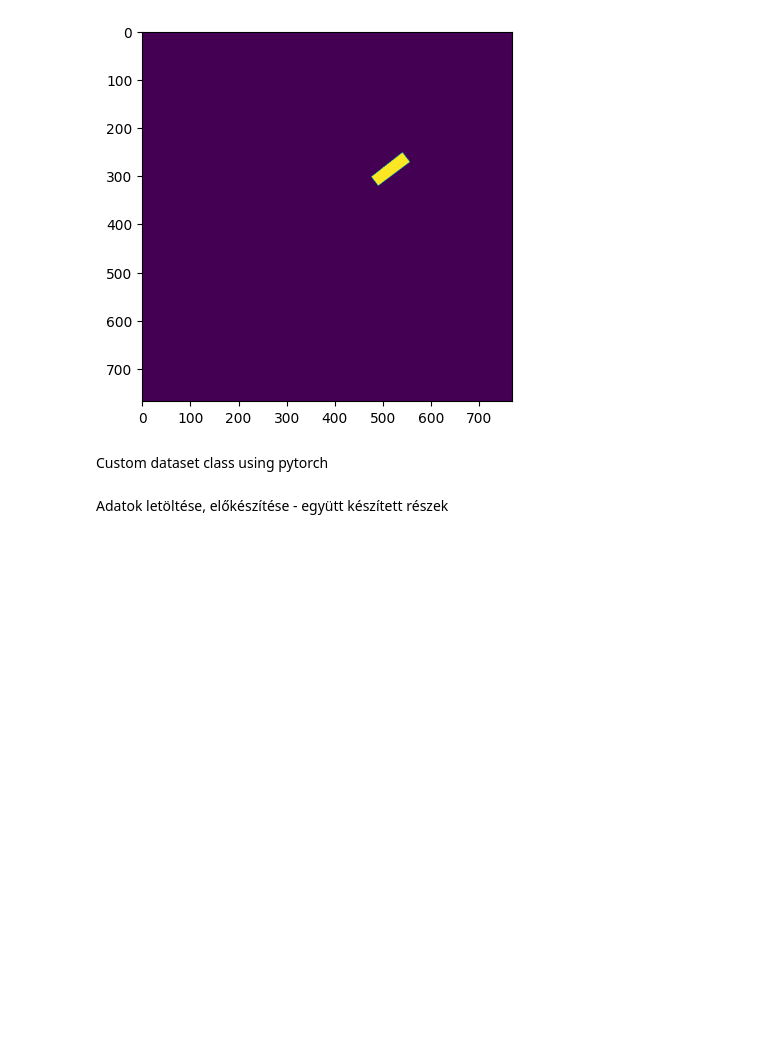
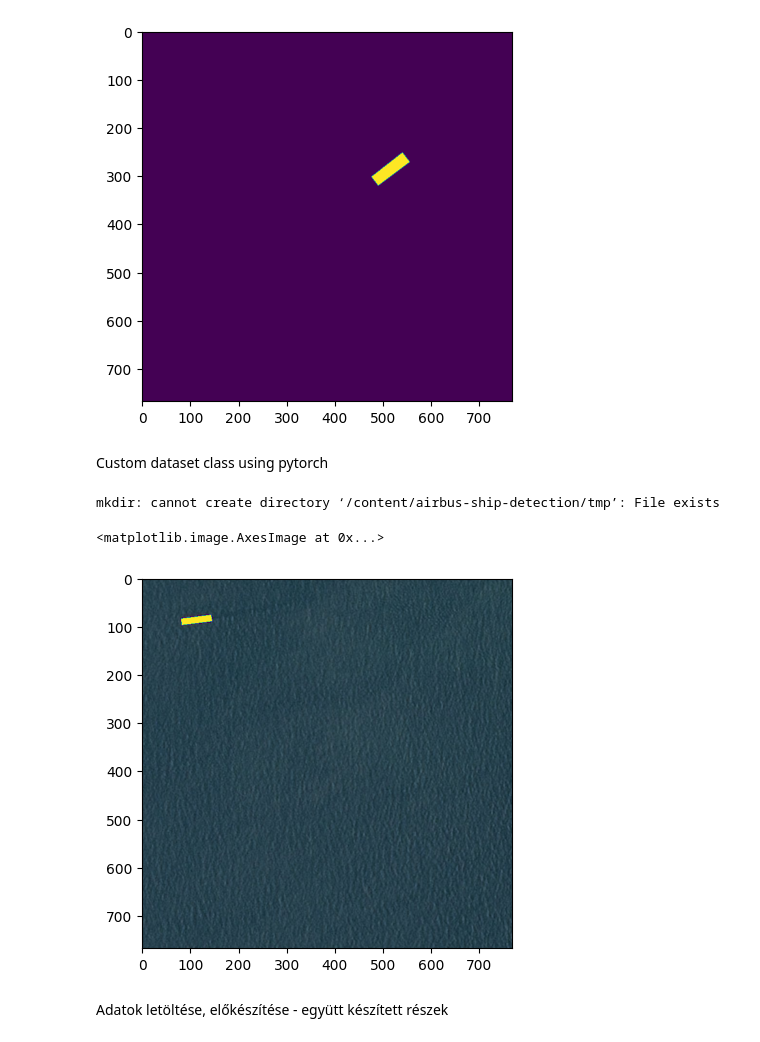
Before and after one commit to Botiy/TerraTriad, a Jupyter notebook: AirbusShipdetection.ipynb, the cells around one changed output. Saved outputs shown, nothing was run; the diff lists cells and outputs as text; code cells hidden in the pictures; blank space fills up the shorter version.

```diff
--- a/AirbusShipdetection.ipynb
+++ b/AirbusShipdetection.ipynb
@@ -216,14 +197,19 @@ class AirbusShipDataset(Dataset):
         self.image_dir = image_dir
         self.transform = transform
 
+        !mkdir /content/airbus-ship-detection/tmp
+
     def __len__(self):
         return len(self.ships_frame)
 
     def __getitem__(self, idx):
         # Get the image name
-        img_name = os.path.join(self.image_dir, self.ships_frame.iloc[idx, 0])
+        img_name = self.ships_frame.iloc[idx, 0]
+        tmp_file_path = f"/content/airbus-ship-detection/tmp/{img_name}"
+        !unzip -p /content/airbus-ship-detection.zip train_v2/{img_name} > {tmp_file_path}
+        # img_name = os.path.join(self.image_dir, self.ships_frame.iloc[idx, 0])
         # Load the image using PIL
-        image = Image.open(img_name)
+        image = Image.open(tmp_file_path)
 
         # Get the RLE mask and decode it
         mask_rle = self.ships_frame.iloc[idx, 1]
@@ -231,7 +217,6 @@ class AirbusShipDataset(Dataset):
 
         # Convert image and mask to tensors
         image = np.array(image)
-        mask = np.array(mask)
 
         if self.transform:
             # Apply transformations to both image and mask
@@ -244,5 +229,23 @@ class AirbusShipDataset(Dataset):
         mask = torch.from_numpy(mask).float().unsqueeze(0)         # Add channel dimension to mask
 
         return {'image': image, 'mask': mask}
+# %%
+from matplotlib.colors import ListedColormap
+
+dataset = AirbusShipDataset(df_shuffled, train_folder, transform=None)
+datapoint = dataset[5228]
+
+
+cmap = plt.cm.get_cmap('viridis', 256)  # Start with a 'viridis' colormap
+new_cmap = cmap(np.arange(256))
+new_cmap[0, :] = [1, 1, 1, 0]  # Set the first color to be transparent
+new_cmap = ListedColormap(new_cmap)
+
+plt.imshow(datapoint['image'].numpy().transpose(1, 2, 0) / 255)
+plt.imshow(datapoint['mask'].numpy().transpose(1, 2, 0) / 255, cmap=new_cmap)
+# %% [output]
+mkdir: cannot create directory ‘/content/airbus-ship-detection/tmp’: File exists
+<matplotlib.image.AxesImage at 0x...>
+[figure, added]
 # %% [markdown]
 Adatok letöltése, előkészítése - együtt készített részek
```
Also changed, not shown: parts of 5 cells of this notebook.
